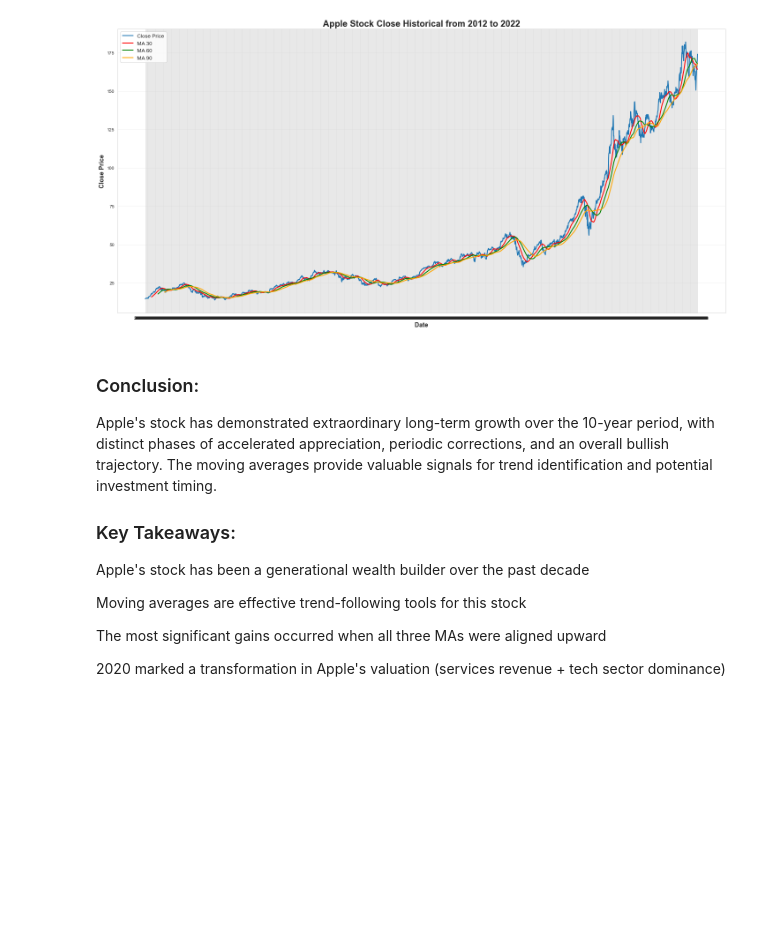
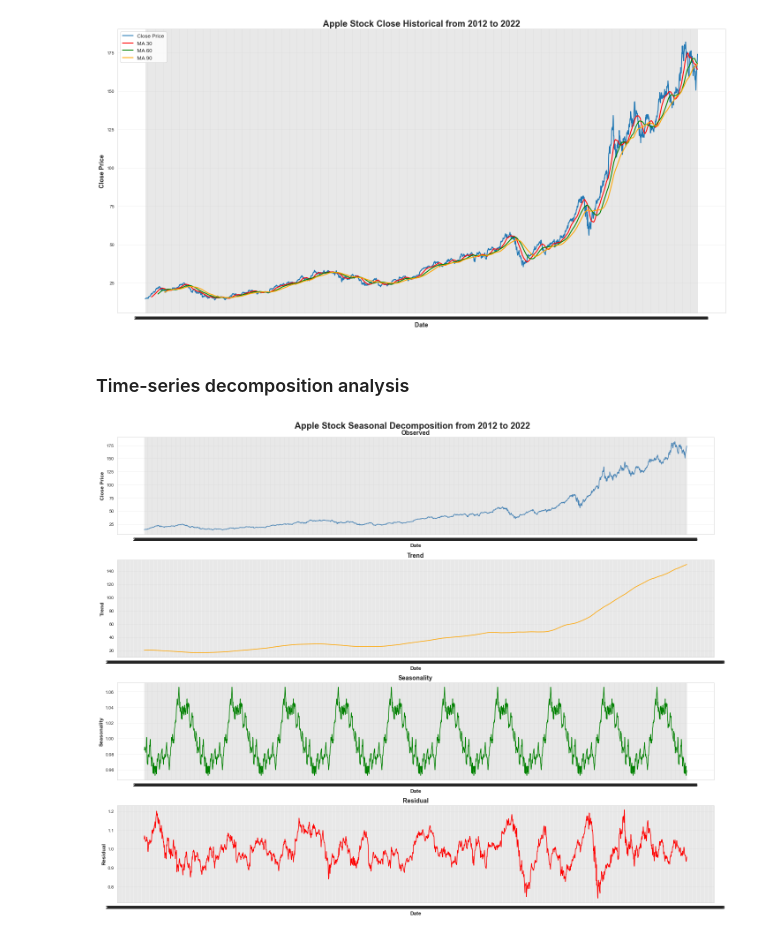
Before and after one commit to UlisesBM1998/Data-Visualization-Using-Python-Seaborn, a Jupyter notebook: Comprehensive Data Visualization Case Studies Using Python & Seaborn.ipynb, the cells around one changed output. Cells and saved outputs as stored; diff of their text form; code cells hidden in the pictures; blank space fills up the shorter version.

```diff
--- a/Comprehensive Data Visualization Case Studies Using Python & Seaborn.ipynb
+++ b/Comprehensive Data Visualization Case Studies Using Python & Seaborn.ipynb
@@ -665,16 +917,38 @@ plt.tight_layout()
 plt.show()
 # %% [output]
 [figure]
-# %% [markdown]
-### Conclusion:
-Apple's stock has demonstrated extraordinary long-term growth over the 10-year period, with distinct phases of accelerated appreciation, periodic corrections, and an overall bullish trajectory. The moving averages provide valuable signals for trend identification and potential investment timing.
-
-### Key Takeaways:
-
-Apple's stock has been a generational wealth builder over the past decade
-
-Moving averages are effective trend-following tools for this stock
-
-The most significant gains occurred when all three MAs were aligned upward
-
-2020 marked a transformation in Apple's valuation (services revenue + tech sector dominance)
+# %% [markdown]
+### Time-series decomposition analysis
+# %%
+from statsmodels.tsa.seasonal import seasonal_decompose
+
+# Decomposing and setting datetime index
+df_decomp = df.set_index('Date')['Close']
+result = seasonal_decompose(df_decomp, model='multiplicative', period=252)  # 252 trading days per year
+
+# Plot
+fig, axes = plt.subplots(4, 1, figsize=(20, 16))
+
+components = [
+    (result.observed,  'Observed',    'steelblue'),
+    (result.trend,     'Trend',       'orange'),
+    (result.seasonal,  'Seasonality', 'green'),
+    (result.resid,     'Residual',    'red'),
+]
+
+for ax, (data, title, color) in zip(axes, components):
+    ax.plot(data.index, data.values, color=color, linewidth=1.5)
+    ax.set_title(title, fontsize=14, fontweight='bold')
+    ax.set_xlabel('Date', fontsize=12, fontweight='bold')
+    ax.grid(True, alpha=0.3)
+
+axes[0].set_ylabel('Close Price', fontsize=12, fontweight='bold')
+axes[1].set_ylabel('Trend',       fontsize=12, fontweight='bold')
+axes[2].set_ylabel('Seasonality', fontsize=12, fontweight='bold')
+axes[3].set_ylabel('Residual',    fontsize=12, fontweight='bold')
+
+fig.suptitle('Apple Stock Seasonal Decomposition from 2012 to 2022', fontsize=20, fontweight='bold')
+plt.tight_layout()
+plt.show()
+# %% [output]
+[figure, added]
```
Also changed, not shown: parts of 100 cells of this notebook.
